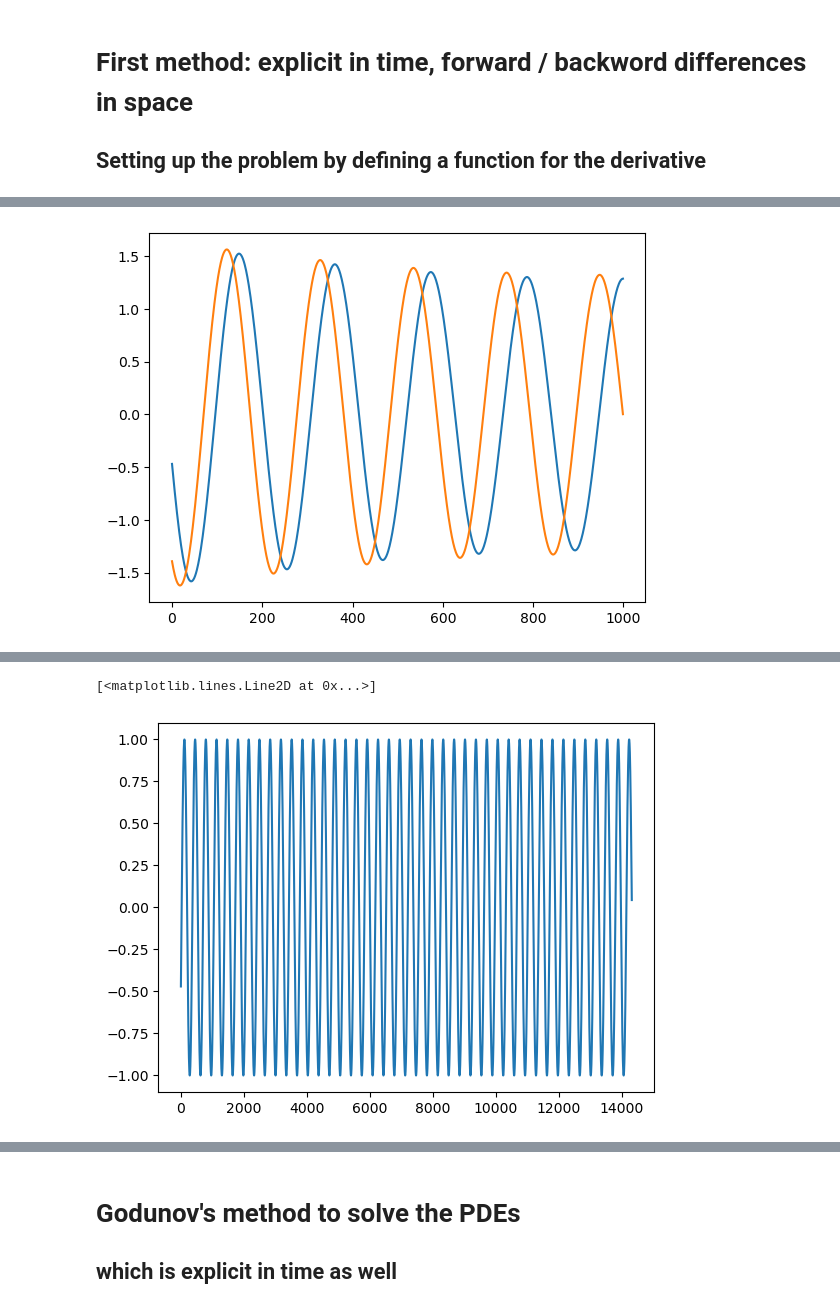
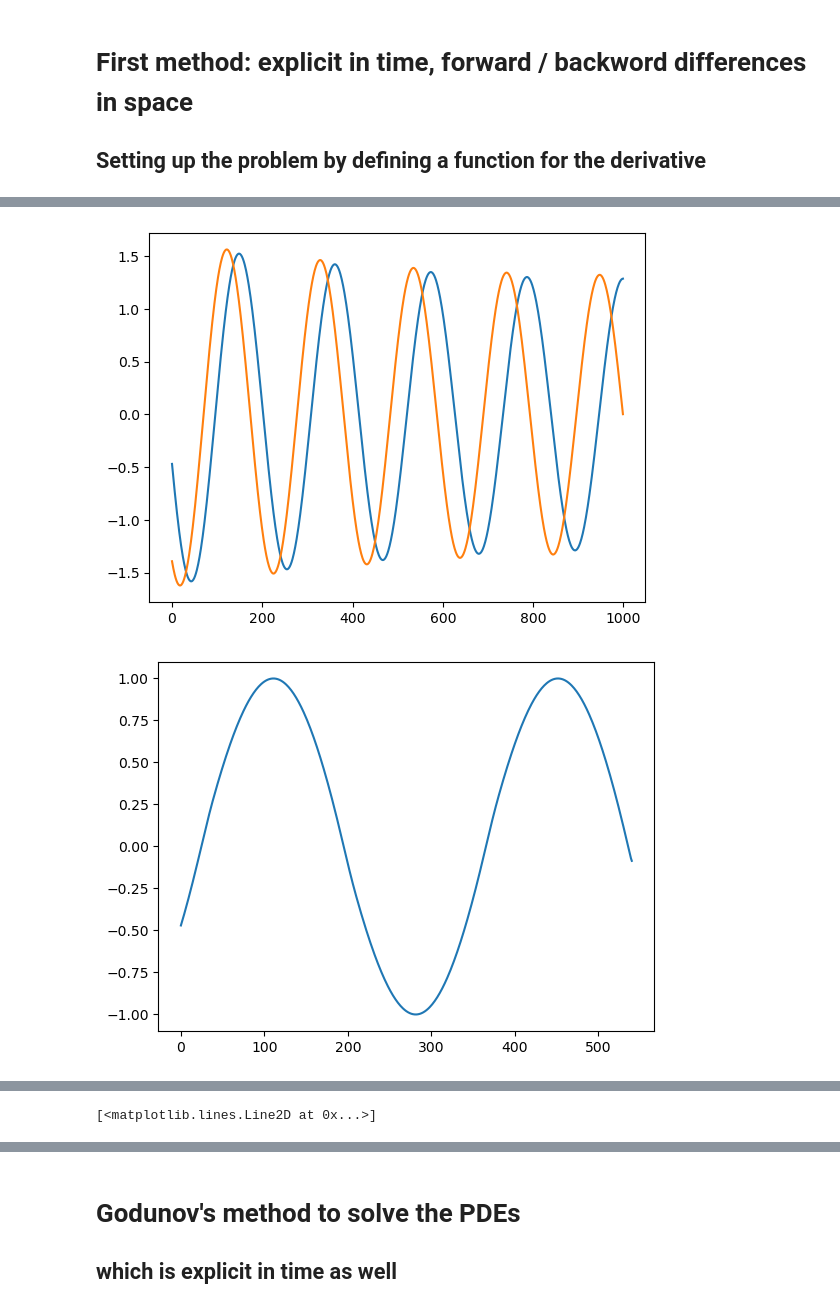
Before and after one commit to AlejandroPenacho/PINN-Project, a Jupyter notebook: numerical.ipynb, the cells around one changed output, grey strips where cells are left out. Saved outputs shown, nothing was run; the diff lists cells and outputs as text; code cells hidden in the pictures.

```diff
--- a/numerical.ipynb
+++ b/numerical.ipynb
@@ -89,15 +106,36 @@ plt.show()
 # %%
 
 n_t = sol.y.shape[1]
-u_bc = sol.y[0,int(n_t/6*4):]
-u_0 = sol.y[:n_x,int(n_t/6*4)]
-i_0 = sol.y[n_x:,int(n_t/6*4)]
+# u_bc = sol.y[0,int(n_t/6*4):]
+# u_0 = sol.y[:n_x,int(n_t/6*4)]
+# i_0 = sol.y[n_x:,int(n_t/6*4)]
 
+plt.plot(sol.y[:n_x,0])
+plt.plot(sol.y[n_x:,0])
+plt.show()
+
+plt.figure()
+plt.plot(sol.y[0,0:])
+
+plt.figure()
 plt.plot(u_0)
 plt.plot(i_0)
 plt.show()
 
 plt.figure()
 plt.plot(u_bc)
+
+#region saving IC and BC
+# # Save u_0
+# with open('u_0.pkl', 'wb') as f:
+#     pickle.dump(u_0, f)
+# # Save i_0
+# with open('i_0.pkl', 'wb') as f:
+#     pickle.dump(i_0, f)
+# # Save u_bc
+# with open('u_bc.pkl', 'wb') as f:
+#     pickle.dump(u_bc, f)
+#endregion
 # %% [output]
 [figure]
+[figure, new version]
@@ -104,2 +143 @@ plt.plot(u_bc)
 [<matplotlib.lines.Line2D at 0x...>]
-[figure, old version]
```
Also changed, not shown: parts of 3 cells of this notebook, 3 other files.
